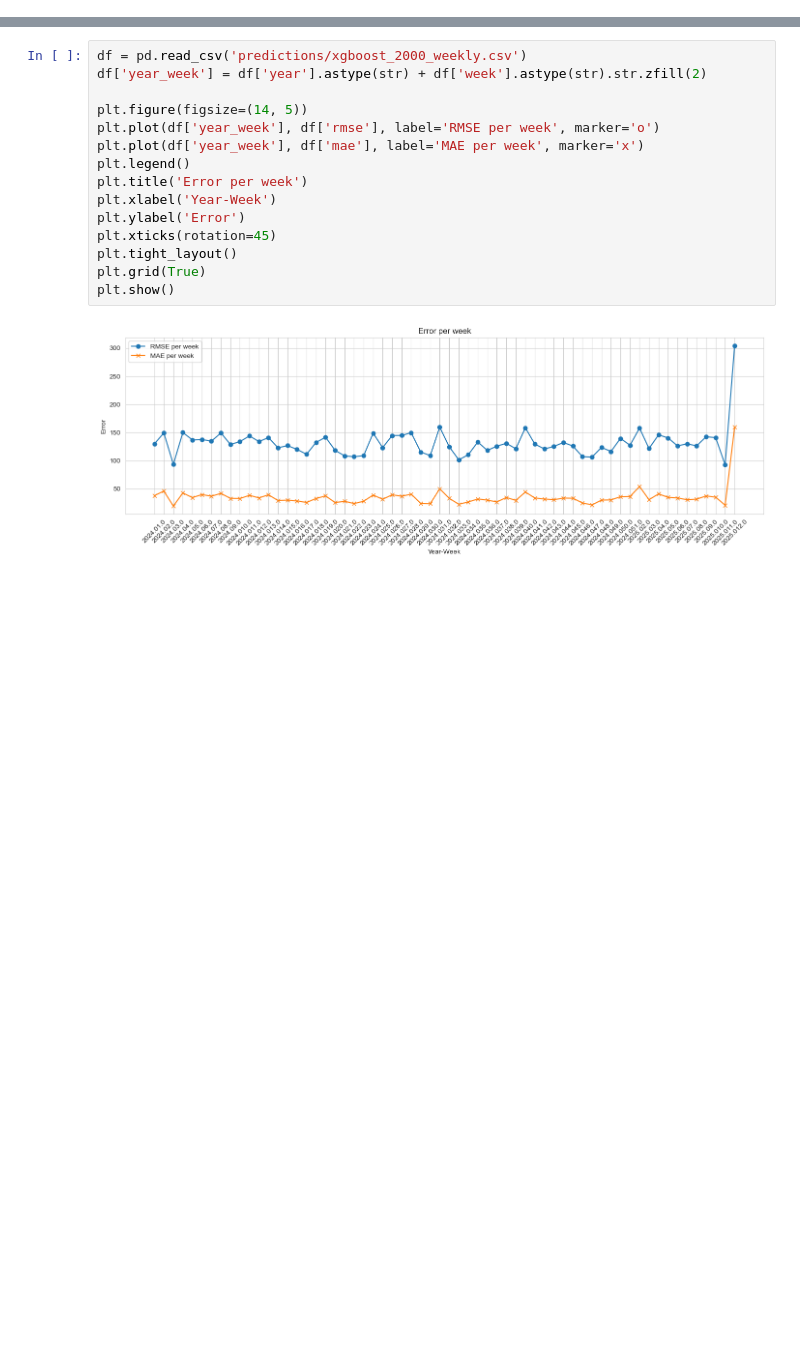
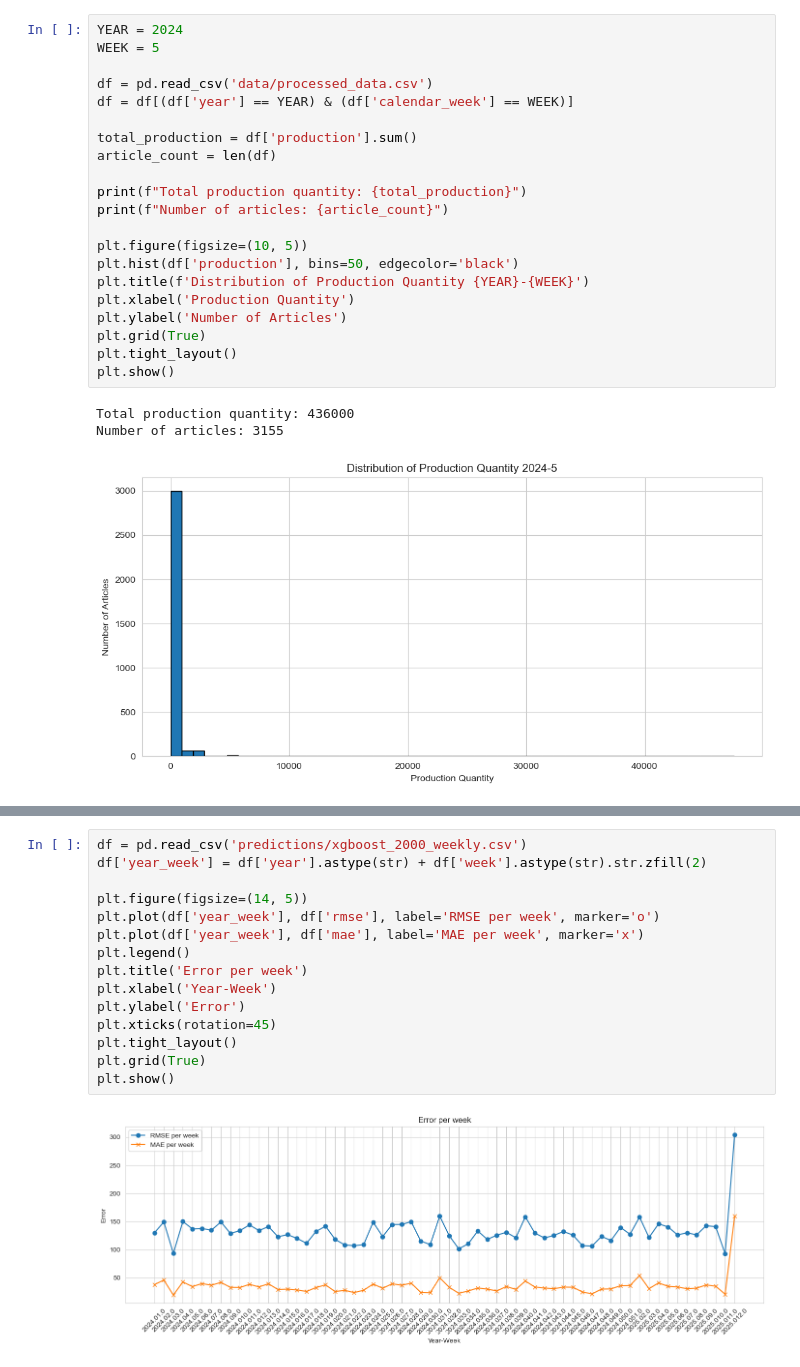
Before and after one commit to Y0d4l3/forecast-ki, a Jupyter notebook: plot.ipynb, the cells around one changed output, grey strips where cells are left out. Drawn from its saved outputs; the diff is of its cells as text; blank space fills up the shorter version.

```diff
--- a/plot.ipynb
+++ b/plot.ipynb
@@ -43,3 +40,28 @@ RMSE: 140.48
+# %%
+YEAR = 2024
+WEEK = 5
+
+df = pd.read_csv('data/processed_data.csv')
+df = df[(df['year'] == YEAR) & (df['calendar_week'] == WEEK)]
+
+total_production = df['production'].sum()
+article_count = len(df)
+
+print(f"Total production quantity: {total_production}")
+print(f"Number of articles: {article_count}")
+
+plt.figure(figsize=(10, 5))
+plt.hist(df['production'], bins=50, edgecolor='black')
+plt.title(f'Distribution of Production Quantity {YEAR}-{WEEK}')
+plt.xlabel('Production Quantity')
+plt.ylabel('Number of Articles')
+plt.grid(True)
+plt.tight_layout()
+plt.show()
+# %% [output]
+Total production quantity: 436000
+Number of articles: 3155
+[figure, added]
 # %%
 df = pd.read_csv('data/transformed_data.csv')
 
```
Also changed, not shown: parts of 3 cells of this notebook, 9 other files.
